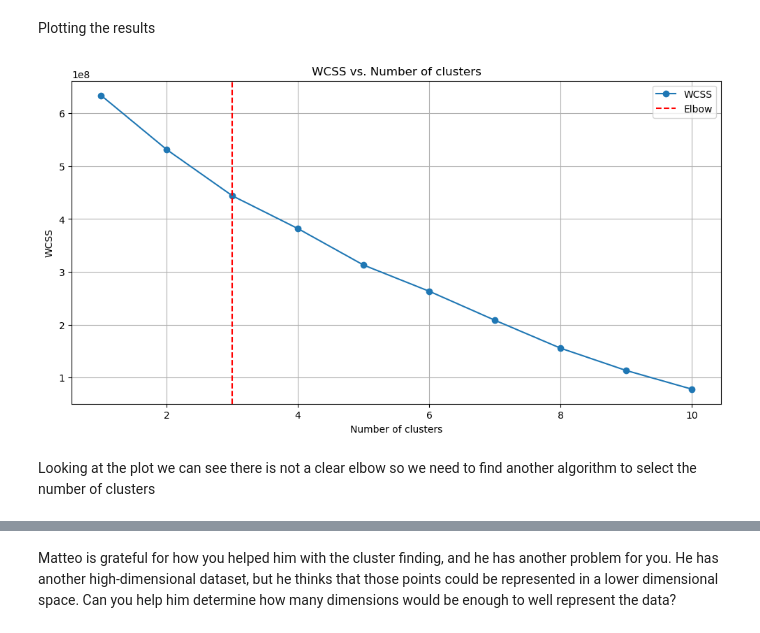
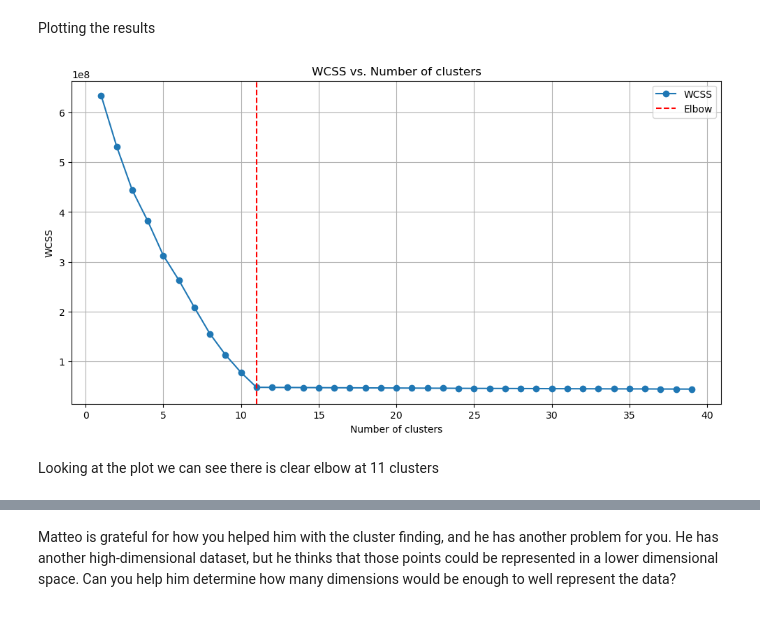
Before and after one commit to TeoAle/Giskard-assignment, a Jupyter notebook: DS_R&D_Assignment.ipynb, the cells around one changed output, grey strips where cells are left out. Cells and saved outputs as stored; diff of their text form; code cells hidden in the pictures.

```diff
--- a/DS_R&D_Assignment.ipynb
+++ b/DS_R&D_Assignment.ipynb
@@ -73,7 +73,7 @@ Apply KMeans to the dataset
 # %%
 wccs = [] # within cluster sum of squares
 
-for i in range(1, 11):
+for i in range(1, 40):
     kmeans = KMeans(n_clusters=i, init='k-means++', random_state=42)
     kmeans.fit(x)
     wccs.append(kmeans.inertia_)
@@ -96,18 +90,18 @@ optimal_num_clusters_KMeans = np.argmin(d_ratio) + 2 # Adding 2 due to zero-base
 Plotting the results
 # %%
 fig, ax = plt.subplots(figsize=(12, 6))
-ax.plot(range(1, 11), wccs, marker='o', label='WCSS')
-ax.axvline(optimal_num_cluster, color='red', linestyle='--', label='Elbow')
+ax.plot(range(1, 40), wccs, marker='o', label='WCSS')
+ax.axvline(optimal_num_clusters_KMeans, color='red', linestyle='--', label='Elbow')
 ax.set_xlabel('Number of clusters')
 ax.set_ylabel('WCSS')
 ax.set_title('WCSS vs. Number of clusters')
 ax.legend()
 plt.grid(True)
 plt.show()
 # %% [output]
-[figure, old version]
+[figure, new version]
 # %% [markdown]
-Looking at the plot we can see there is not a clear elbow so we need to find another algorithm to select the number of clusters
+Looking at the plot we can see there is clear elbow at 11 clusters
 # %%
 
 print(f'It looks like there are {optimal_num_clusters_KMeans} clusters.')
```
Also changed, not shown: parts of 20 cells of this notebook.
